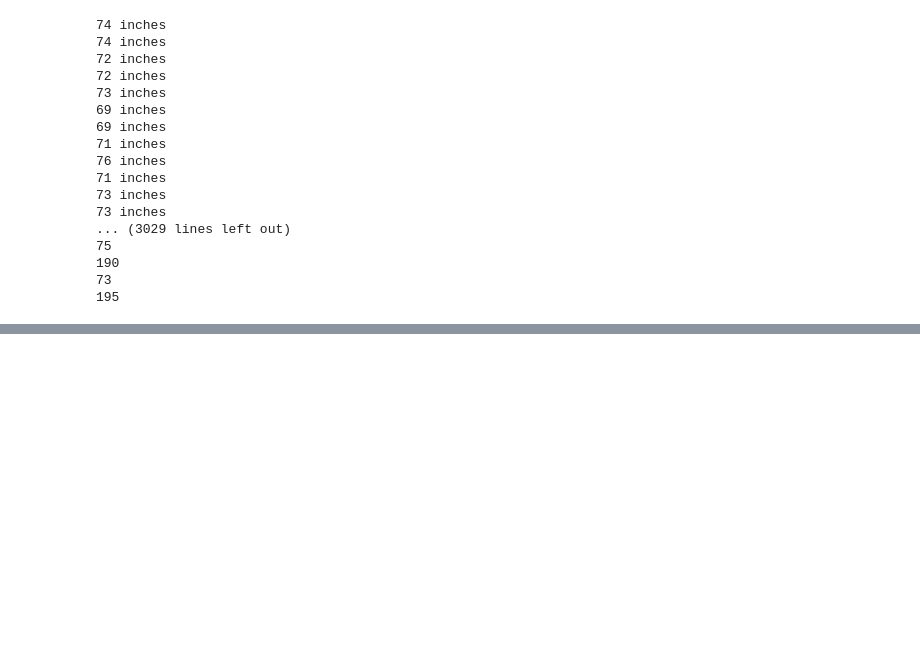
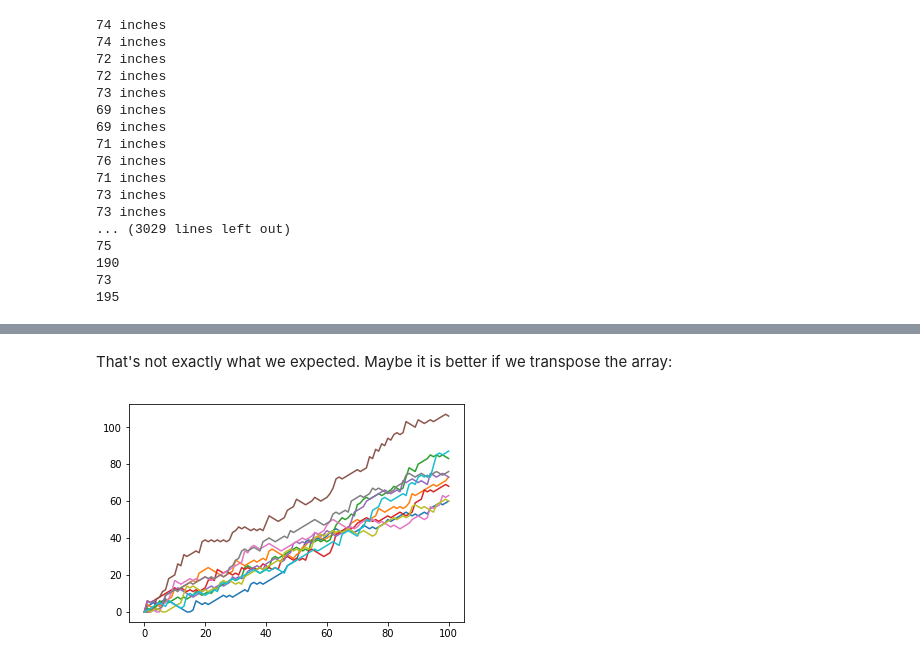
Before and after one commit to vilacham/DataCamp_Courses, a Jupyter notebook: Intermediate Python for Data Science.ipynb, the cells around one changed output, grey strips where cells are left out. Cells and saved outputs as stored; diff of their text form; code cells hidden in the pictures; blank space fills up the shorter version.

```diff
--- a/Intermediate Python for Data Science.ipynb
+++ b/Intermediate Python for Data Science.ipynb
@@ -1154,0 +1366,11 @@ for i in np.nditer(np_baseball) :
+# %% [markdown]
+That's not exactly what we expected. Maybe it is better if we transpose the array:
+# %%
+# Transpose array
+np_random_walks_transposed = np.transpose(np_random_walks)
+
+# Plor and show all random walks transposed
+plt.plot(np_random_walks_transposed)
+plt.show()
+# %% [output]
+[figure, added]
```
Also changed, not shown: parts of 26 cells of this notebook.
